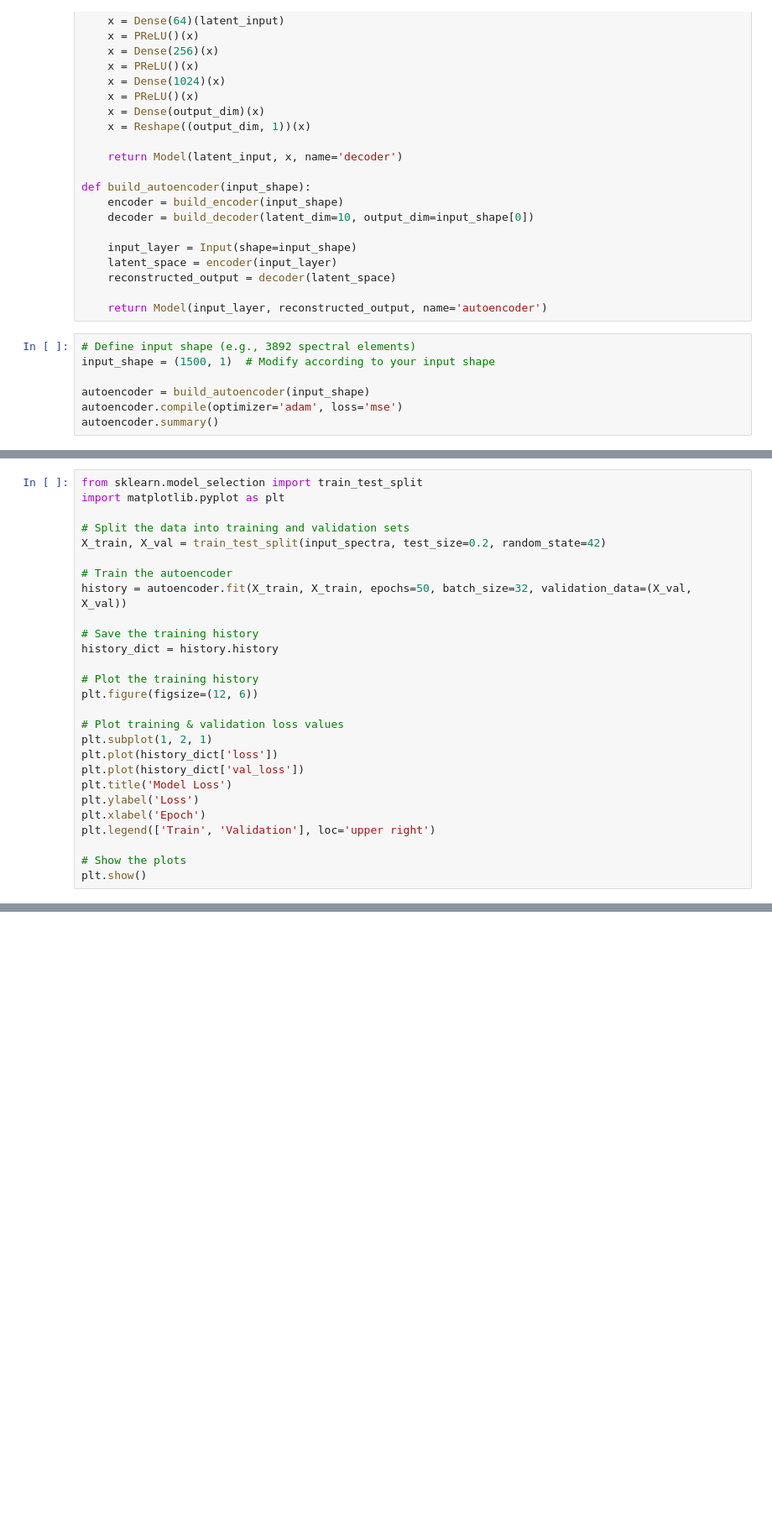
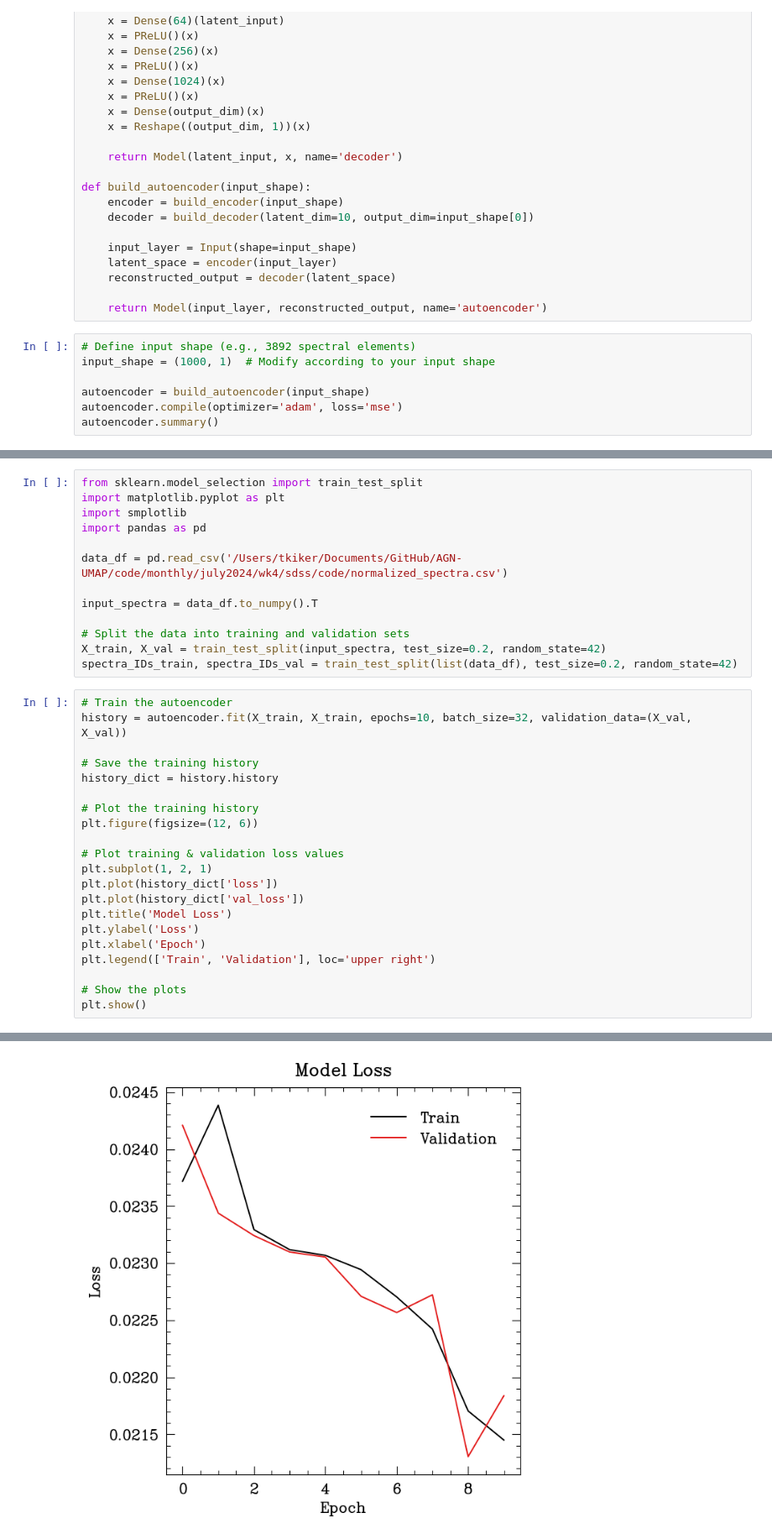
Before and after one commit to thissop/AGN-UMAP, a Jupyter notebook: code/monthly/july2024/wk4/sdss/code/tf-approach.ipynb, the cells around one changed output, grey strips where cells are left out. Shown at 84% size. Cells and saved outputs as stored; diff of their text form; blank space fills up the shorter version.

```diff
--- a/code/monthly/july2024/wk4/sdss/code/tf-approach.ipynb
+++ b/code/monthly/july2024/wk4/sdss/code/tf-approach.ipynb
@@ -61,7 +61,7 @@ def build_autoencoder(input_shape):
     return Model(input_layer, reconstructed_output, name='autoencoder')
 # %%
 # Define input shape (e.g., 3892 spectral elements)
-input_shape = (1500, 1)  # Modify according to your input shape
+input_shape = (1000, 1)  # Modify according to your input shape
 
 autoencoder = build_autoencoder(input_shape)
 autoencoder.compile(optimizer='adam', loss='mse')
@@ -82,13 +82,20 @@ Model: "autoencoder"
  Non-trainable params: 0 (0.00 B)
+# %%
+from sklearn.model_selection import train_test_split
+import matplotlib.pyplot as plt
+import smplotlib
+import pandas as pd
+
+data_df = pd.read_csv('/Users/tkiker/Documents/GitHub/AGN-UMAP/code/monthly/july2024/wk4/sdss/code/normalized_spectra.csv')
+
+input_spectra = data_df.to_numpy().T
+
+# Split the data into training and validation sets
+X_train, X_val = train_test_split(input_spectra, test_size=0.2, random_state=42)
+spectra_IDs_train, spectra_IDs_val = train_test_split(list(data_df), test_size=0.2, random_state=42)
 # %%
-from sklearn.model_selection import train_test_split
-import matplotlib.pyplot as plt
-
-# Split the data into training and validation sets
-X_train, X_val = train_test_split(input_spectra, test_size=0.2, random_state=42)
-
 # Train the autoencoder
-history = autoencoder.fit(X_train, X_train, epochs=50, batch_size=32, validation_data=(X_val, X_val))
+history = autoencoder.fit(X_train, X_train, epochs=10, batch_size=32, validation_data=(X_val, X_val))
 
 # Save the training history
 history_dict = history.history
@@ -111,0 +138 @@ plt.show()
+[figure, added]
```
Also changed, not shown: parts of 6 cells of this notebook.
